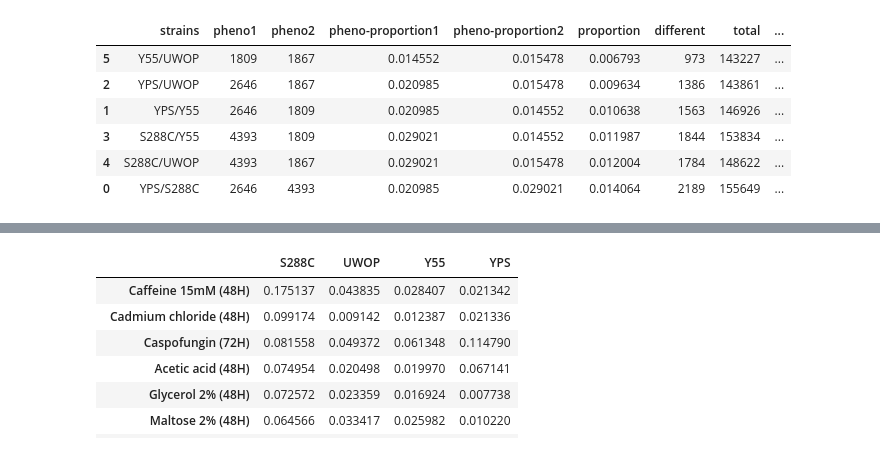
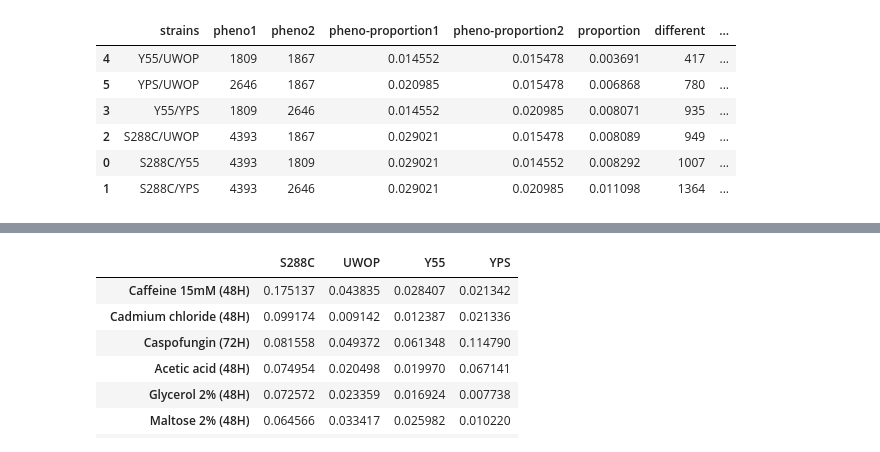
Before and after one commit to mgalardini/2018koyeast, a Jupyter notebook: notebooks/deviating_genes.ipynb, the cells around one changed output, grey strips where cells are left out. Drawn from its saved outputs; the diff is of its cells as text; code cells hidden in the pictures.

```diff
--- a/notebooks/deviating_genes.ipynb
+++ b/notebooks/deviating_genes.ipynb
@@ -74,9 +100,9 @@ x, y = get_null(bm)
 # %%
-def get_deviating_scores(m, s1, s2, x, y):
+def get_deviating_scores(m, s1, s2, x, y, z):
     a1 = m[s1]
     a2 = m[s2]
     v1 = (a1 + a2)
-    v2 = (a1 - a2)
+    v2 = abs(a1 - a2)
     v1.name = 'sum'
     v2.name = 'sub'
     w = a1.to_frame().join(a2.to_frame())
@@ -84,12 +110,17 @@ def get_deviating_scores(m, s1, s2, x, y):
     w['var'] = np.interp((a1 + a2),
                          x,
                          y)
-    w['pval'] = [1 - stats.norm.cdf(np.abs(x/y), loc=0, scale=y)
-                 for x,y in w[['sub', 'var']].values]
+    w['mean'] = np.interp((a1 + a2),
+                     x,
+                     z)
+    w['pval'] = [1 - stats.norm.cdf(x, loc=z, scale=y)
+                 for x,y,z in w[['sub', 'var', 'mean']].values]
     w['qval'] = sm.stats.multipletests(w['pval'], method='fdr_bh')[1]
     return w
 # %%
-m = pd.read_table(scores, index_col=[0, 1, 2])['score']
+m = pd.read_table(scores, index_col=[0, 1, 2])
+m = m[~m.index.duplicated()].dropna()
+m['phenotype'] = m['qvalue'] <= 0.05
 # %%
 ps = {}
 pc = {}
@@ -170,10 +214,10 @@ sns.despine(left=True);
 # %%
-r.sort_values('wproportion')
+r.sort_values('swap-proportion')
 # %% [output]
-|  | strains | pheno1 | pheno2 | pheno-proportion1 | pheno-proportion2 | proportion | different | total | ... |
-| 5 | Y55/UWOP | 1809 | 1867 | 0.014552 | 0.015478 | 0.006793 | 973 | 143227 | ... |
-| 2 | YPS/UWOP | 2646 | 1867 | 0.020985 | 0.015478 | 0.009634 | 1386 | 143861 | ... |
-| 1 | YPS/Y55 | 2646 | 1809 | 0.020985 | 0.014552 | 0.010638 | 1563 | 146926 | ... |
-| 3 | S288C/Y55 | 4393 | 1809 | 0.029021 | 0.014552 | 0.011987 | 1844 | 153834 | ... |
-| 4 | S288C/UWOP | 4393 | 1867 | 0.029021 | 0.015478 | 0.012004 | 1784 | 148622 | ... |
-| 0 | YPS/S288C | 2646 | 4393 | 0.020985 | 0.029021 | 0.014064 | 2189 | 155649 | ... |
+|  | strains | pheno1 | pheno2 | pheno-proportion1 | pheno-proportion2 | proportion | different | ... |
+| 4 | Y55/UWOP | 1809 | 1867 | 0.014552 | 0.015478 | 0.003691 | 417 | ... |
+| 5 | YPS/UWOP | 2646 | 1867 | 0.020985 | 0.015478 | 0.006868 | 780 | ... |
+| 3 | Y55/YPS | 1809 | 2646 | 0.014552 | 0.020985 | 0.008071 | 935 | ... |
+| 2 | S288C/UWOP | 4393 | 1867 | 0.029021 | 0.015478 | 0.008089 | 949 | ... |
+| 0 | S288C/Y55 | 4393 | 1809 | 0.029021 | 0.014552 | 0.008292 | 1007 | ... |
+| 1 | S288C/YPS | 4393 | 2646 | 0.029021 | 0.020985 | 0.011098 | 1364 | ... |
```
Also changed, not shown: parts of 9 cells of this notebook, 1 other file.
